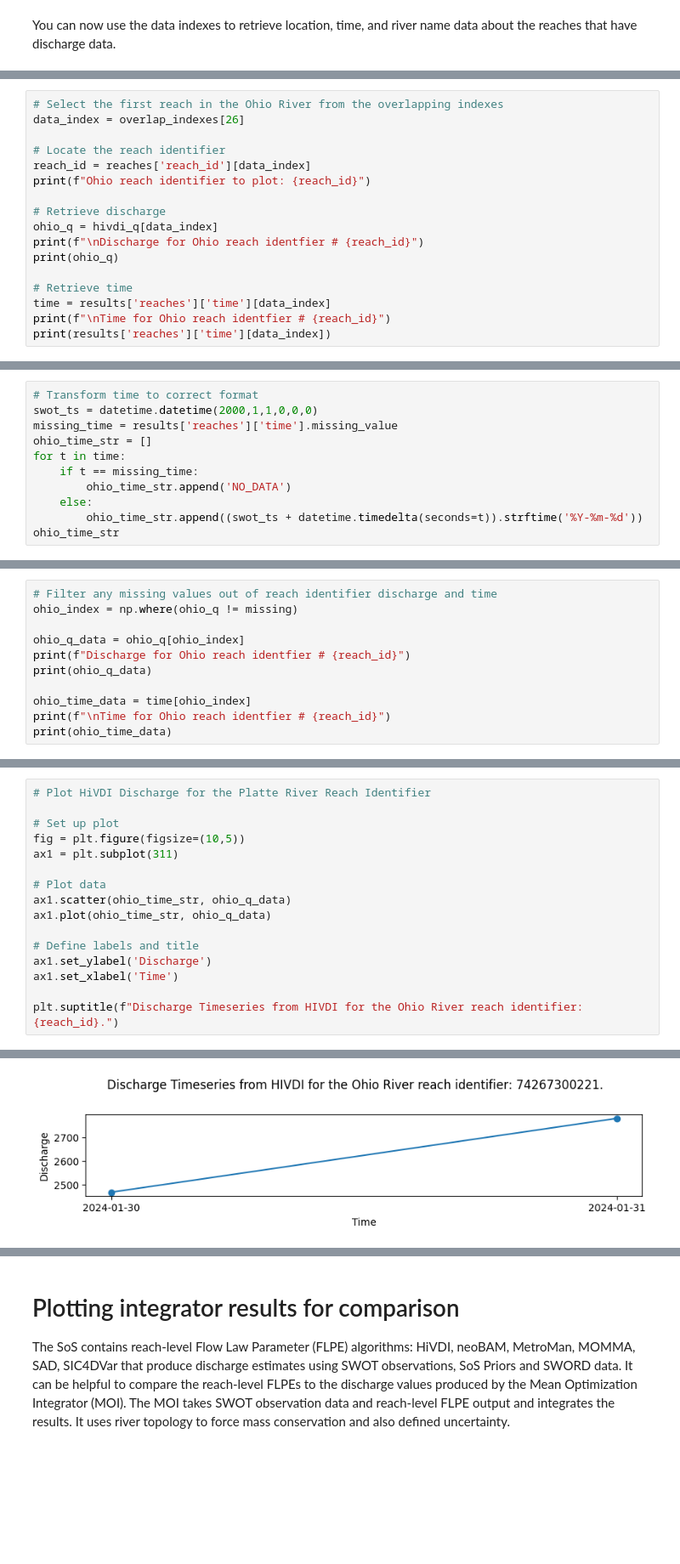
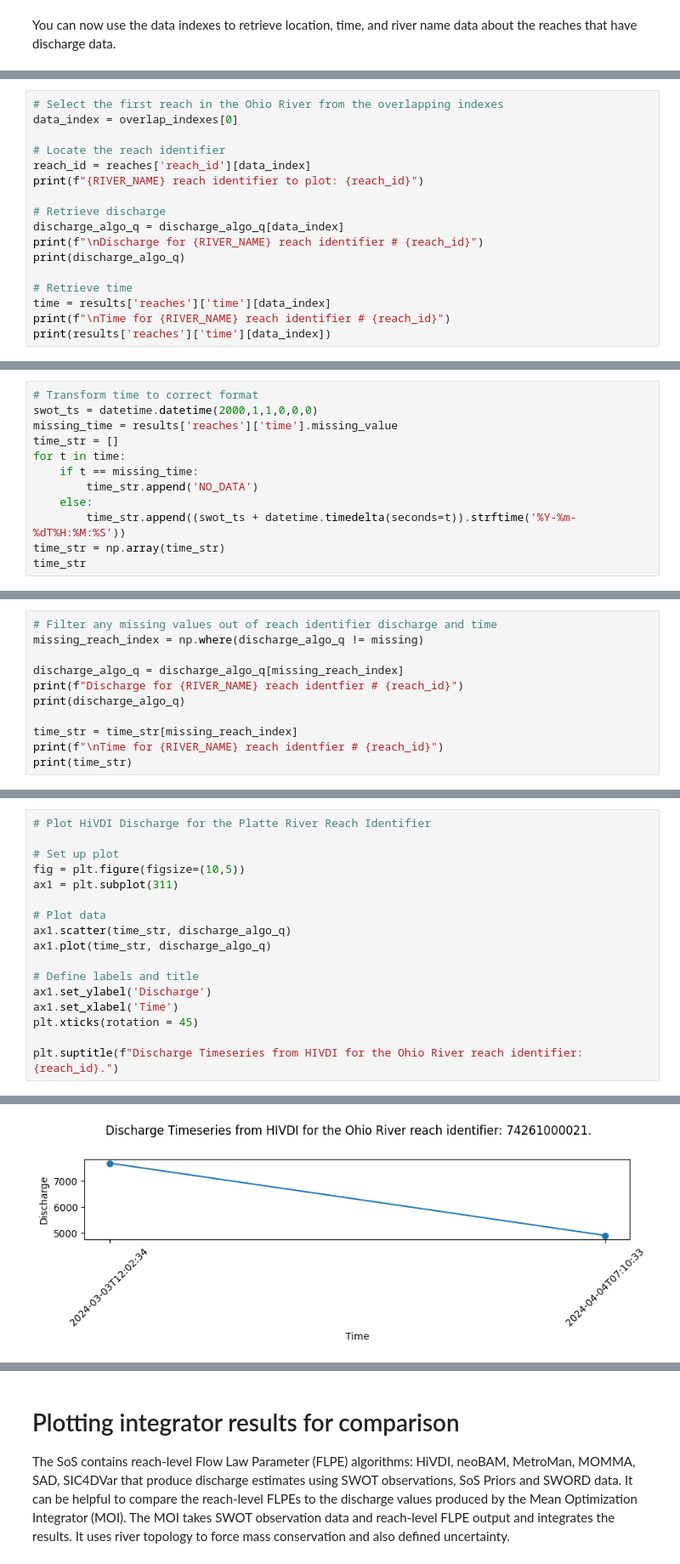
Before and after one commit to SWOT-Confluence/sos-notebooks, a Jupyter notebook: example_plot_SWOT_SoS_discharge.ipynb, the cells around one changed output, grey strips where cells are left out. Shown: that part at 85% size. Saved outputs shown, nothing was run; the diff lists cells and outputs as text; blank space fills up the shorter version.

Commit message:
Update notebooks based on feedback from discharge meeting
- Create constants to select river name, discharge algorithm, and gauge agency
- Plot all data on single plot

```diff
--- a/example_plot_SWOT_SoS_discharge.ipynb
+++ b/example_plot_SWOT_SoS_discharge.ipynb
@@ -286,18 +337,18 @@ River Names
 # %%
 # Select the first reach in the Ohio River from the overlapping indexes
-data_index = overlap_indexes[26]
+data_index = overlap_indexes[0]
 
 # Locate the reach identifier
 reach_id = reaches['reach_id'][data_index]
-print(f"Ohio reach identifier to plot: {reach_id}")
+print(f"{RIVER_NAME} reach identifier to plot: {reach_id}")
 
 # Retrieve discharge
-ohio_q = hivdi_q[data_index]
-print(f"\nDischarge for Ohio reach identfier # {reach_id}")
-print(ohio_q)
+discharge_algo_q = discharge_algo_q[data_index]
+print(f"\nDischarge for {RIVER_NAME} reach identifier # {reach_id}")
+print(discharge_algo_q)
 
 # Retrieve time
 time = results['reaches']['time'][data_index]
-print(f"\nTime for Ohio reach identfier # {reach_id}")
+print(f"\nTime for {RIVER_NAME} reach identifier # {reach_id}")
 print(results['reaches']['time'][data_index])
 # %% [output]
@@ -312,11 +365,12 @@ Time for Ohio reach identfier # 74267300221
 # Transform time to correct format
 swot_ts = datetime.datetime(2000,1,1,0,0,0)
 missing_time = results['reaches']['time'].missing_value
-ohio_time_str = []
+time_str = []
 for t in time:
     if t == missing_time:
-        ohio_time_str.append('NO_DATA')
+        time_str.append('NO_DATA')
     else:
-        ohio_time_str.append((swot_ts + datetime.timedelta(seconds=t)).strftime('%Y-%m-%d'))
-ohio_time_str
+        time_str.append((swot_ts + datetime.timedelta(seconds=t)).strftime('%Y-%m-%dT%H:%M:%S'))
+time_str = np.array(time_str)
+time_str
 # %% [output]
@@ -324,12 +380,12 @@ ohio_time_str
 # %%
 # Filter any missing values out of reach identifier discharge and time
-ohio_index = np.where(ohio_q != missing)
+missing_reach_index = np.where(discharge_algo_q != missing)
 
-ohio_q_data = ohio_q[ohio_index]
-print(f"Discharge for Ohio reach identfier # {reach_id}")
-print(ohio_q_data)
+discharge_algo_q = discharge_algo_q[missing_reach_index]
+print(f"Discharge for {RIVER_NAME} reach identfier # {reach_id}")
+print(discharge_algo_q)
 
-ohio_time_data = time[ohio_index]
-print(f"\nTime for Ohio reach identfier # {reach_id}")
-print(ohio_time_data)
+time_str = time_str[missing_reach_index]
+print(f"\nTime for {RIVER_NAME} reach identfier # {reach_id}")
+print(time_str)
 # %% [output]
@@ -346,12 +402,13 @@ fig = plt.figure(figsize=(10,5))
 ax1 = plt.subplot(311)
 
 # Plot data
-ax1.scatter(ohio_time_str, ohio_q_data)
-ax1.plot(ohio_time_str, ohio_q_data)
+ax1.scatter(time_str, discharge_algo_q)
+ax1.plot(time_str, discharge_algo_q)
 
 # Define labels and title
 ax1.set_ylabel('Discharge')
 ax1.set_xlabel('Time')
+plt.xticks(rotation = 45)
 
 plt.suptitle(f"Discharge Timeseries from HIVDI for the Ohio River reach identifier: {reach_id}.")
 # %% [output]
@@ -359 +416 @@ Text(0.5, 0.98, 'Discharge Timeseries from HIVDI for the Ohio River reach identi
-[figure, old version]
+[figure, new version]
```
Also changed, not shown: parts of 19 cells of this notebook, 1 other file.
